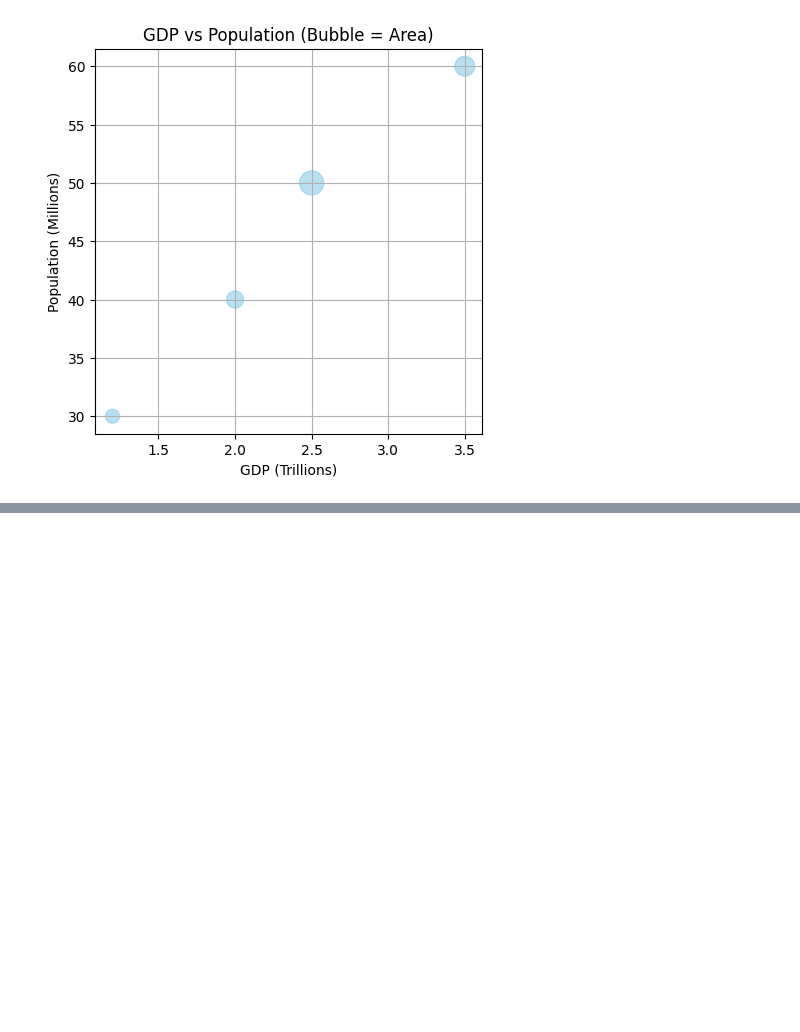
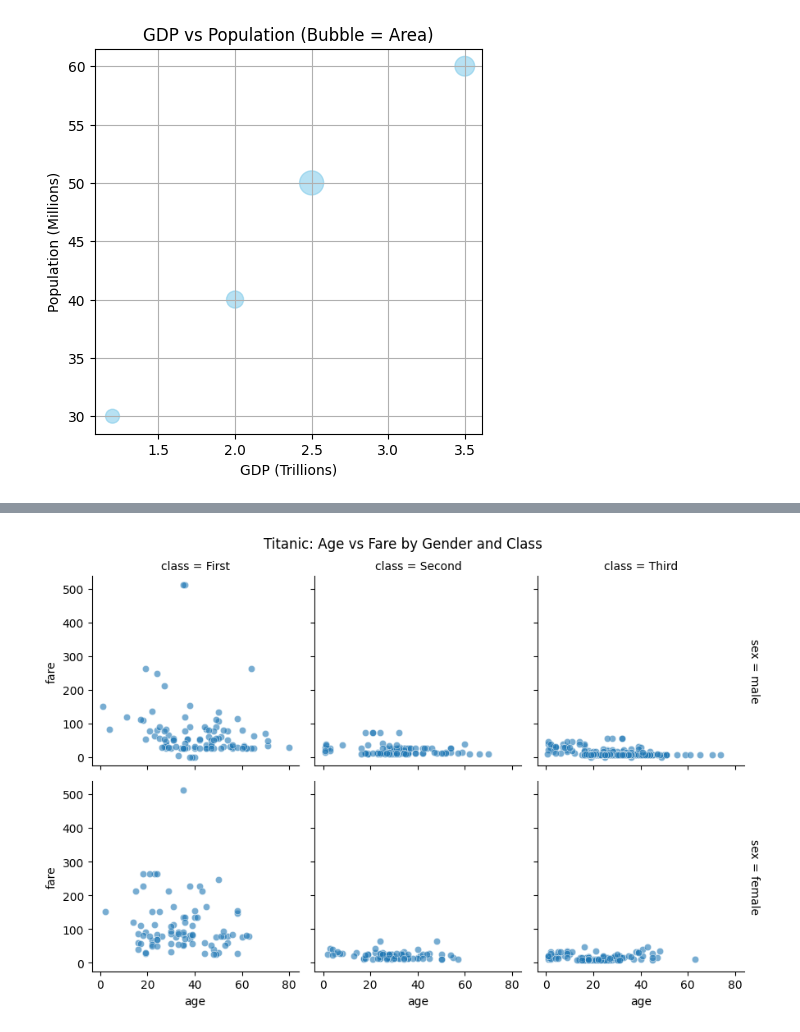
Before and after one commit to HABUDANHAYABK/ArewaDS-Machine-Learning, a Jupyter notebook: Data-Visualizations/Visualization-relationships/notebook.ipynb, the cells around one changed output, grey strips where cells are left out. Cells and saved outputs as stored; diff of their text form; code cells hidden in the pictures; blank space fills up the shorter version.

Commit message:
facetgrid

```diff
--- a/Data-Visualizations/Visualization-relationships/notebook.ipynb
+++ b/Data-Visualizations/Visualization-relationships/notebook.ipynb
@@ -145,0 +151,6 @@ plt.show()
+# %%
+import seaborn as sns
+
+# load Titanic dataset from seaborn
+titanic =sns.load_dataset('titanic')
+titanic.head()
@@ -145,0 +164,14 @@ plt.show()
+# %%
+# Create the FacetGrid
+g = sns.FacetGrid(titanic, row ='sex', col='class', margin_titles=True)
+
+# Map a scatterplot to the grid
+g.map(sns.scatterplot, 'age', 'fare', alpha=0.6)
+
+#Add titles and show
+g.fig.subplots_adjust(top=0.9)
+g.fig.suptitle("Titanic: Age vs Fare by Gender and Class")
+
+plt.show()
+# %% [output]
+[figure, added]
```
Also changed, not shown: parts of 3 cells of this notebook.
